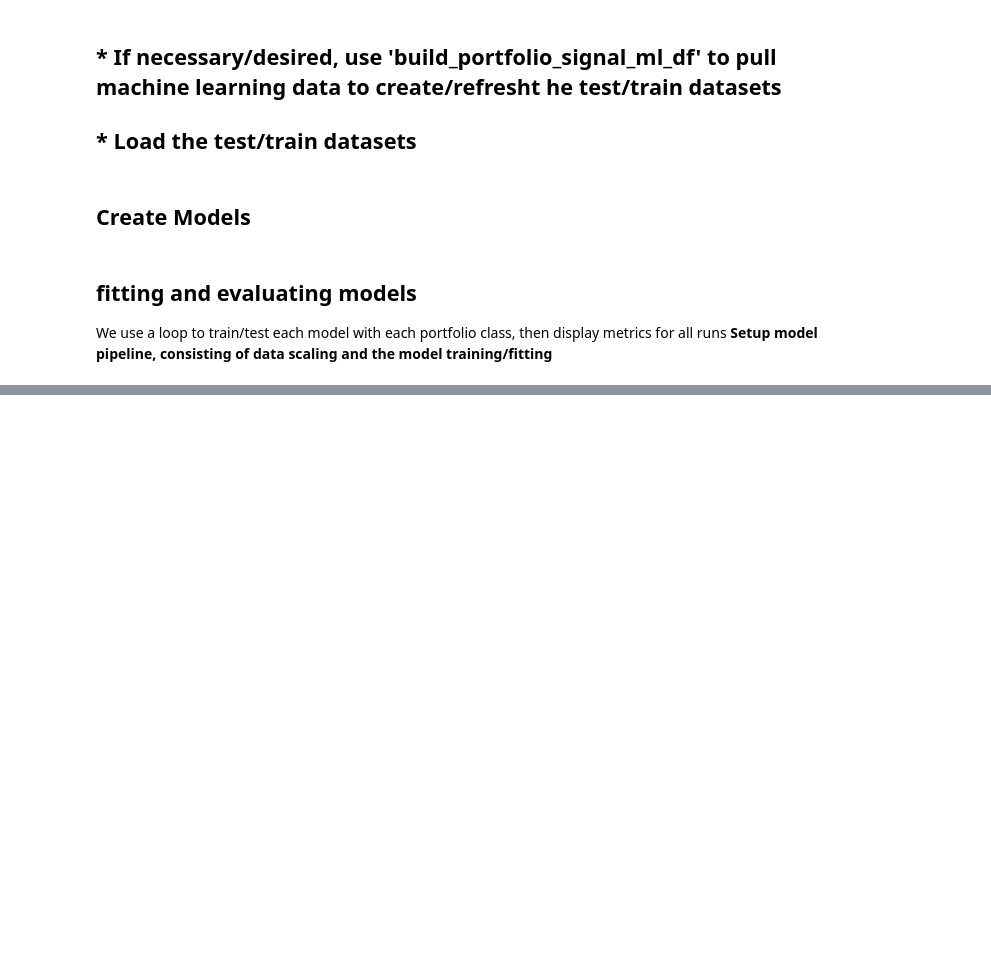
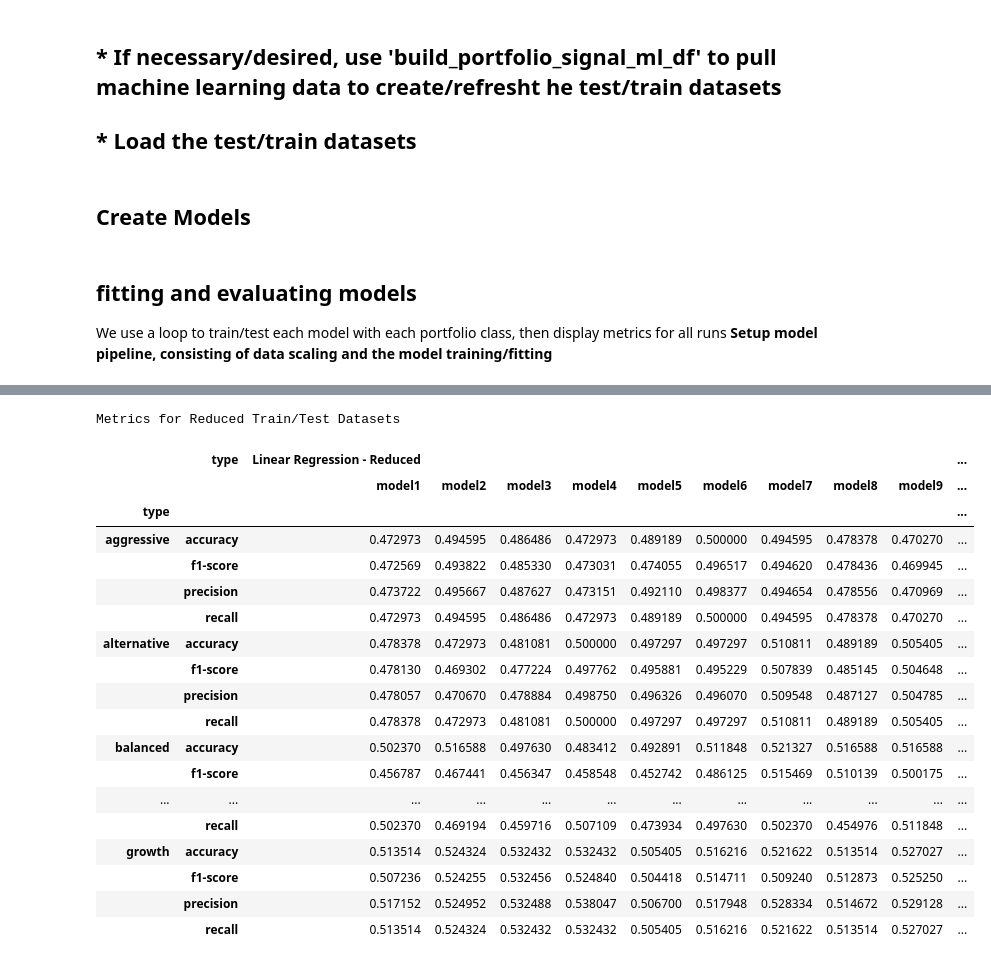
Before and after one commit to tlchampion/mwp_algorithmic_trading, a Jupyter notebook: modeling/bagging_classifier.ipynb, the cells around one changed output, grey strips where cells are left out. Saved outputs shown, nothing was run; the diff lists cells and outputs as text; code cells hidden in the pictures; blank space fills up the shorter version.

Commit message:
added new train/test sets to ml models. added notebook to compare metrics across models

```diff
--- a/modeling/bagging_classifier.ipynb
+++ b/modeling/bagging_classifier.ipynb
@@ -191,0 +273,46 @@ Metrics for Full Train/Test Datasets
+# %%
+df_reduced_results['type'] = 'Linear Regression - Reduced'
+df_full_results['type'] = 'Linear Regression - Full'
+
+
+df_reduced_results.set_index('type', append=True,inplace=True)
+df_full_results.set_index('type', append=True,inplace=True)
+
+df_reduced_results = df_reduced_results.unstack(level=2)
+
+df_reduced_results = df_reduced_results.reorder_levels([1,0], axis=1)
+
+
+df_full_results = df_full_results.unstack(level=2)
+
+df_full_results = df_full_results.reorder_levels([1,0], axis=1)
+
+df_bagging_classifier_results = pd.concat([df_reduced_results, df_full_results], axis=1)
+
+cm = sns.light_palette("blue", as_cmap=True)
+pd.set_option('display.max_columns', None)
+
+
+
+df_bagging_classifier_results.style.background_gradient(cmap=cm, axis=1).set_caption("Metrics for Reduced Train/Test Datasets")
+# %% [output]
+Metrics for Reduced Train/Test Datasets
+|  | type | Linear Regression - Reduced |  |  |  |  |  |  |  |  | ... |
+|  |  | model1 | model2 | model3 | model4 | model5 | model6 | model7 | model8 | model9 | ... |
+| type |  |  |  |  |  |  |  |  |  |  | ... |
+| aggressive | accuracy | 0.472973 | 0.494595 | 0.486486 | 0.472973 | 0.489189 | 0.500000 | 0.494595 | 0.478378 | 0.470270 | ... |
+|  | f1-score | 0.472569 | 0.493822 | 0.485330 | 0.473031 | 0.474055 | 0.496517 | 0.494620 | 0.478436 | 0.469945 | ... |
+|  | precision | 0.473722 | 0.495667 | 0.487627 | 0.473151 | 0.492110 | 0.498377 | 0.494654 | 0.478556 | 0.470969 | ... |
+|  | recall | 0.472973 | 0.494595 | 0.486486 | 0.472973 | 0.489189 | 0.500000 | 0.494595 | 0.478378 | 0.470270 | ... |
+| alternative | accuracy | 0.478378 | 0.472973 | 0.481081 | 0.500000 | 0.497297 | 0.497297 | 0.510811 | 0.489189 | 0.505405 | ... |
+|  | f1-score | 0.478130 | 0.469302 | 0.477224 | 0.497762 | 0.495881 | 0.495229 | 0.507839 | 0.485145 | 0.504648 | ... |
+|  | precision | 0.478057 | 0.470670 | 0.478884 | 0.498750 | 0.496326 | 0.496070 | 0.509548 | 0.487127 | 0.504785 | ... |
+|  | recall | 0.478378 | 0.472973 | 0.481081 | 0.500000 | 0.497297 | 0.497297 | 0.510811 | 0.489189 | 0.505405 | ... |
+| balanced | accuracy | 0.502370 | 0.516588 | 0.497630 | 0.483412 | 0.492891 | 0.511848 | 0.521327 | 0.516588 | 0.516588 | ... |
+|  | f1-score | 0.456787 | 0.467441 | 0.456347 | 0.458548 | 0.452742 | 0.486125 | 0.515469 | 0.510139 | 0.500175 | ... |
+| ... | ... | ... | ... | ... | ... | ... | ... | ... | ... | ... | ... |
+|  | recall | 0.502370 | 0.469194 | 0.459716 | 0.507109 | 0.473934 | 0.497630 | 0.502370 | 0.454976 | 0.511848 | ... |
+| growth | accuracy | 0.513514 | 0.524324 | 0.532432 | 0.532432 | 0.505405 | 0.516216 | 0.521622 | 0.513514 | 0.527027 | ... |
+|  | f1-score | 0.507236 | 0.524255 | 0.532456 | 0.524840 | 0.504418 | 0.514711 | 0.509240 | 0.512873 | 0.525250 | ... |
+|  | precision | 0.517152 | 0.524952 | 0.532488 | 0.538047 | 0.506700 | 0.517948 | 0.528334 | 0.514672 | 0.529128 | ... |
+|  | recall | 0.513514 | 0.524324 | 0.532432 | 0.532432 | 0.505405 | 0.516216 | 0.521622 | 0.513514 | 0.527027 | ... |
```
Also changed, not shown: parts of 4 cells of this notebook, 14 other files.
